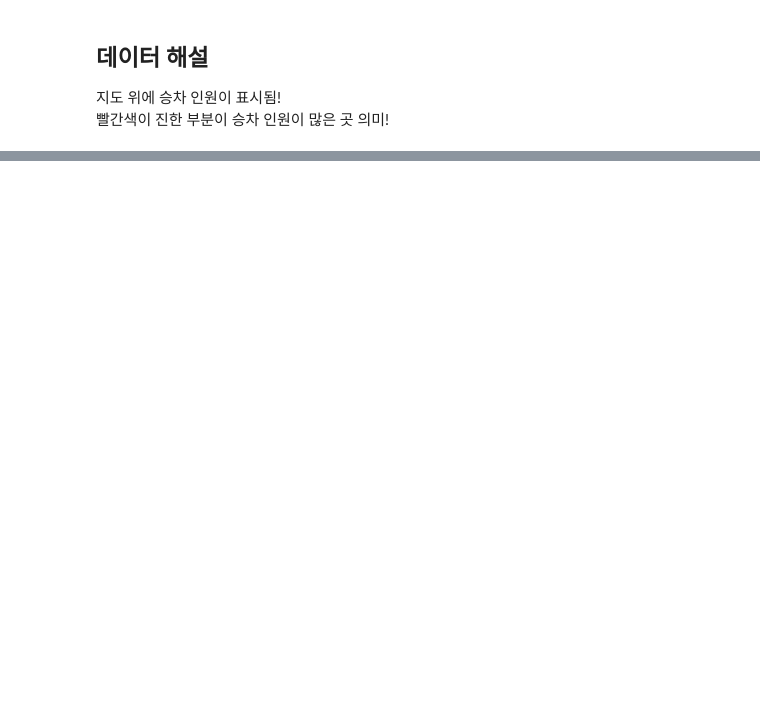
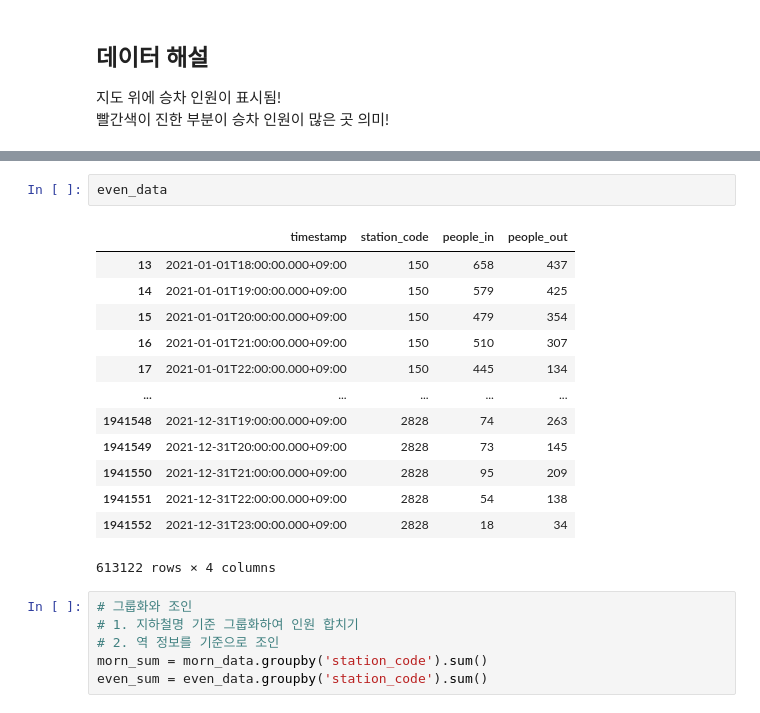
Before and after one commit to layla-focalors/AColab_Github_data_processing, a Jupyter notebook: Subway_inout.ipynb, the cells around one changed output, grey strips where cells are left out. Drawn from its saved outputs; the diff is of its cells as text; blank space fills up the shorter version.

```diff
--- a/Subway_inout.ipynb
+++ b/Subway_inout.ipynb
@@ -244,0 +277,22 @@ seoul_in
+# %%
+even_data
+# %% [output]
+|  | timestamp | station_code | people_in | people_out |
+| 13 | 2021-01-01T18:00:00.000+09:00 | 150 | 658 | 437 |
+| 14 | 2021-01-01T19:00:00.000+09:00 | 150 | 579 | 425 |
+| 15 | 2021-01-01T20:00:00.000+09:00 | 150 | 479 | 354 |
+| 16 | 2021-01-01T21:00:00.000+09:00 | 150 | 510 | 307 |
+| 17 | 2021-01-01T22:00:00.000+09:00 | 150 | 445 | 134 |
+| ... | ... | ... | ... | ... |
+| 1941548 | 2021-12-31T19:00:00.000+09:00 | 2828 | 74 | 263 |
+| 1941549 | 2021-12-31T20:00:00.000+09:00 | 2828 | 73 | 145 |
+| 1941550 | 2021-12-31T21:00:00.000+09:00 | 2828 | 95 | 209 |
+| 1941551 | 2021-12-31T22:00:00.000+09:00 | 2828 | 54 | 138 |
+| 1941552 | 2021-12-31T23:00:00.000+09:00 | 2828 | 18 | 34 |
+613122 rows × 4 columns
+# %%
+# 그룹화와 조인
+# 1. 지하철명 기준 그룹화하여 인원 합치기
+# 2. 역 정보를 기준으로 조인
+morn_sum = morn_data.groupby('station_code').sum()
+even_sum = even_data.groupby('station_code').sum()
```
Also changed, not shown: parts of 11 cells of this notebook.
